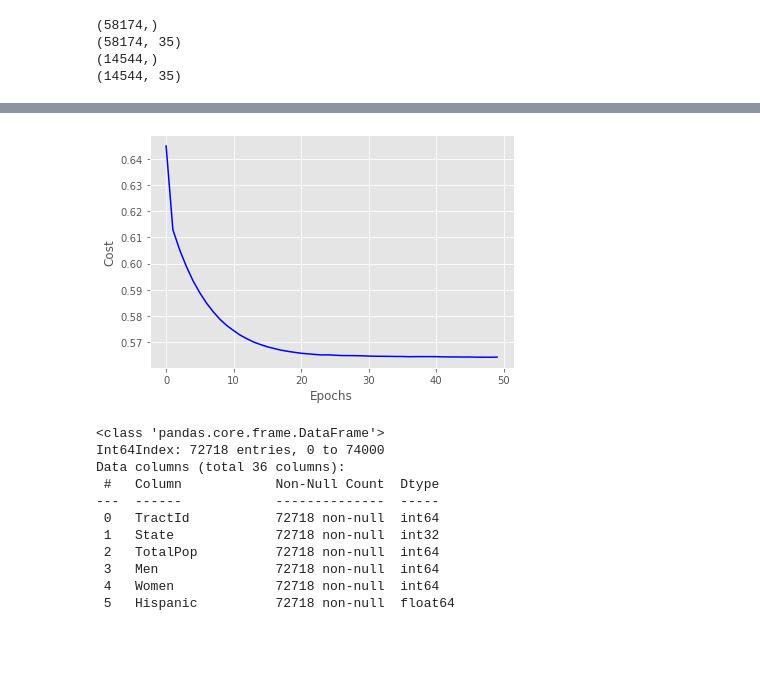
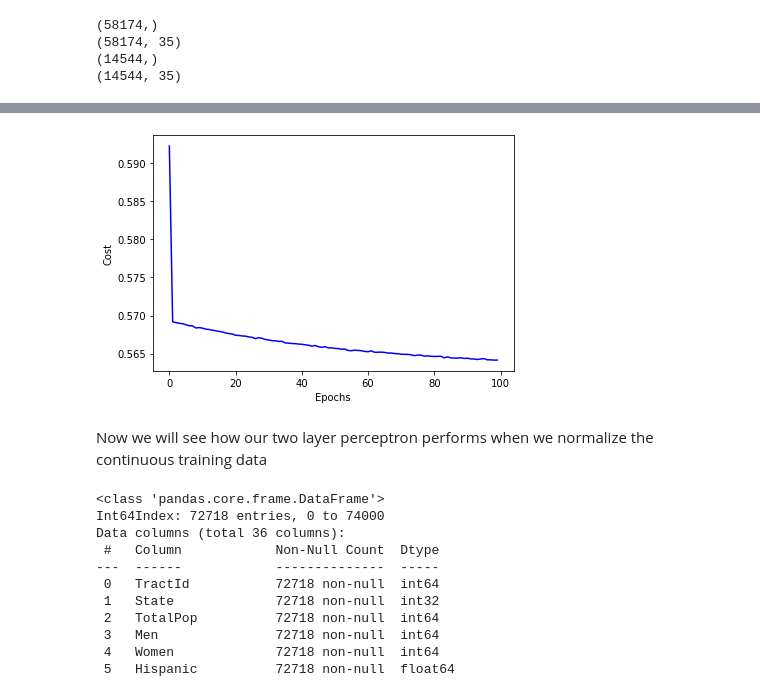
Before and after one commit to lukedemaio/MLLab04, a Jupyter notebook: Lab4.ipynb, the cells around one changed output, grey strips where cells are left out. Saved outputs shown, nothing was run; the diff lists cells and outputs as text; code cells hidden in the pictures; blank space fills up the shorter version.

```diff
--- a/Lab4.ipynb
+++ b/Lab4.ipynb
@@ -142,17 +127,15 @@ We have converted all of the training and testing dataframes into numpy arrays.
 from scipy.special import expit
 import sys
 
-class TLP_MCG(object):
+class TwoLayerPerceptron(object):
     def __init__(self, n_hidden=1,
-                 C=0.0, epochs=500, eta=0.1, random_state=None,alpha=0.0, decrease_const=0.0, shuffle=True,
+                 C=0.0, epochs=500, eta=0.1, random_state=None, shuffle=True,
                  minibatches=1):
         np.random.seed(random_state)
         self.n_hidden = n_hidden
         self.l2_C = C
         self.epochs = epochs
         self.eta = eta
-        self.alpha = alpha
-        self.decrease_const = decrease_const
         self.shuffle = shuffle
         self.minibatches = minibatches
 
@@ -166,7 +149,6 @@ class TLP_MCG(object):
         init_bound = 4*np.sqrt(6. / (self.n_hidden + self.n_features_ + 1))
         W1 = np.random.uniform(-init_bound, init_bound,(self.n_hidden, self.n_features_ + 1))
         W1[:,:1] = 0
-
 
         init_bound = 4*np.sqrt(6 / (self.n_output_ + self.n_hidden + 1))
         W2 = np.random.uniform(-init_bound, init_bound,(self.n_output_, self.n_hidden + 1))
@@ -227,8 +209,8 @@ class TLP_MCG(object):
         self.n_output_ = Y_enc.shape[0]
         self.W1, self.W2 = self._initialize_weights()
 
-        rho_W1_prev = np.zeros(self.W1.shape)
-        rho_W2_prev = np.zeros(self.W2.shape)
+        self.grad_W1_ = np.zeros(self.epochs)
+        self.grad_W2_ = np.zeros(self.epochs)
 
         self.cost_ = []
         self.score_ = []
@@ -240,9 +222,6 @@ class TLP_MCG(object):
             self.val_score_.append(accuracy_score(y_test,self.predict(X_test)))
 
         for i in range(self.epochs):
-
-            eta = self.eta / (1 + self.decrease_const*i)
-            #eta = max(eta,self.eta/1000)
 
             if print_progress>0 and (i+1)%print_progress==0:
                 sys.stderr.write('\rEpoch: %d/%d' % (i+1, self.epochs))
@@ -267,10 +246,12 @@ class TLP_MCG(object):
                                                   Y_enc=Y_enc[:, idx],
                                                   W1=self.W1,W2=self.W2)
 
-                rho_W1, rho_W2 = eta * grad1, eta * grad2
-                self.W1 -= (rho_W1 + (self.alpha * rho_W1_prev))
-                self.W2 -= (rho_W2 + (self.alpha * rho_W2_prev))
-                rho_W1_prev, rho_W2_prev = rho_W1, rho_W2
+                self.grad_W1_[i] = np.average(np.sqrt(np.sum(np.square(grad1))))
+                self.grad_W2_[i] = np.average(np.sqrt(np.sum(np.square(grad2))))
+
+
+                self.W1 -= self.eta * grad1
+                self.W2 -= self.eta * grad2
 
             self.cost_.append(mini_cost)
             self.score_.append(accuracy_score(y_data,self.predict(X_data)))
@@ -311,17 +292,14 @@ def print_result(nn,X_train,y_train,X_test,y_test,title="",color="red"):
     plt.legend(loc='best')
     plt.grid(True)
 # %%
-#[.5 points] Use the example two-layer perceptron network from the class example and quantify performance using accuracy.
-#Do not normalize or one-hot encode the data (not yet). Be sure that training converges by graphing the loss function
-#versus the number of epochs.
-params = {'n_hidden':20,
-         'C':0.1, 'epochs':50, 'eta':0.001,'minibatches':len(X_train)/35,
+ params = {'n_hidden':20,
+         'C':0.01, 'epochs':100, 'eta':0.001,'minibatches':len(X_train)/35,
          'shuffle':True,'random_state':1}
 # %%
 %%time
-nn_mcg = TLP_MCG(**params)
+nn_2mcg = TwoLayerPerceptron(**params)
 
-nn_mcg.fit(X_train, y_train, print_progress=1)
-yhat = nn_mcg.predict(X_test)
+nn_2mcg.fit(X_train, y_train, print_progress=1)
+yhat = nn_2mcg.predict(X_test)
 print('Accuracy:',accuracy_score(y_test,yhat))
 # %% [output]
@@ -332,13 +310,15 @@ Wall time: 32.8 s
 # %%
 import matplotlib.pyplot as plt
 # take the mean of each minibatch epoch
-cost_avgs = [np.mean(x) for x in nn_mcg.cost_]
+cost_avgs = [np.mean(x) for x in nn_2mcg.cost_]
 
 plt.plot(range(len(cost_avgs)), cost_avgs, color='blue')
 plt.ylabel('Cost')
 plt.xlabel('Epochs')
 plt.tight_layout()
 plt.show()
 # %% [output]
-[figure, old version]
+[figure, new version]
+# %% [markdown]
+Now we will see how our two layer perceptron performs when we normalize the continuous training data
 # %%
```
Also changed, not shown: parts of 48 cells of this notebook.
